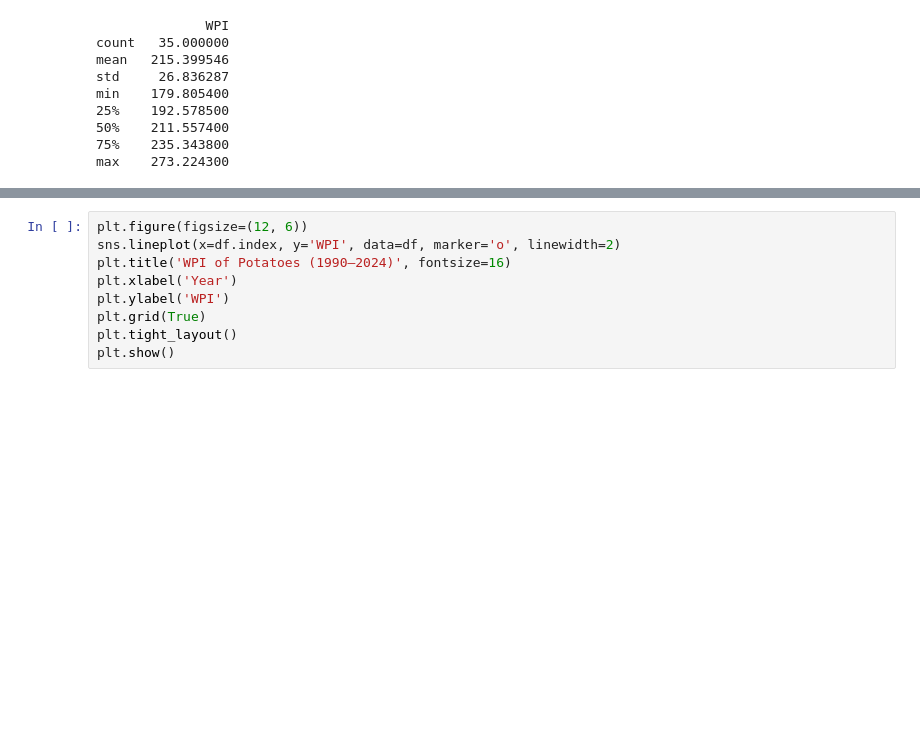
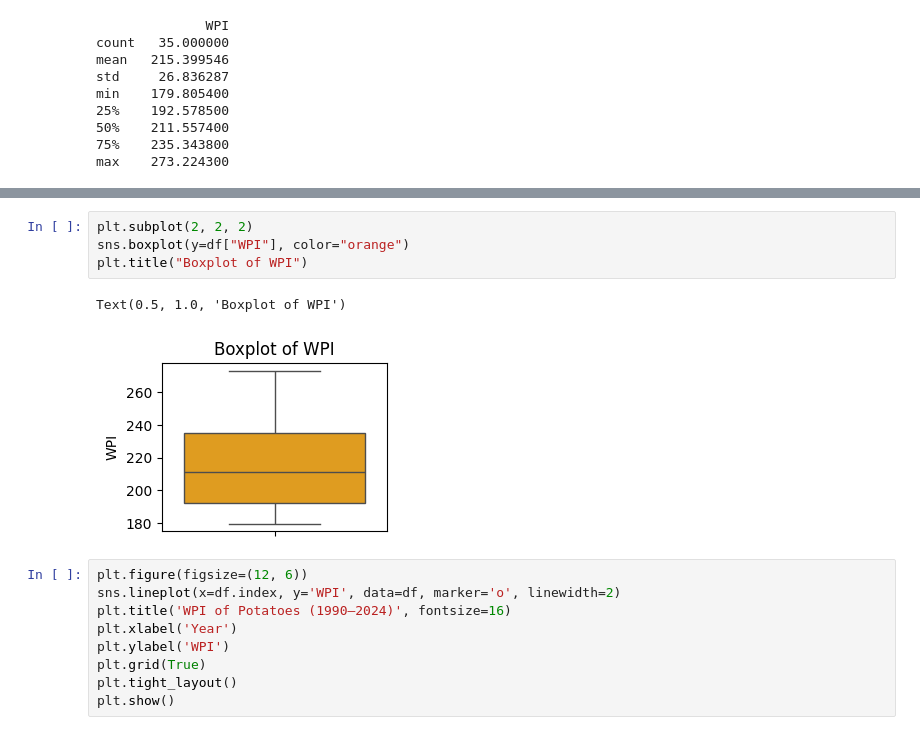
Before and after one commit to Sonic-Sound/ERROR-404-SQUAD, a Jupyter notebook: ERROR_404_SQUAD.ipynb, the cells around one changed output, grey strips where cells are left out. Cells and saved outputs as stored; diff of their text form; blank space fills up the shorter version.

```diff
--- a/ERROR_404_SQUAD.ipynb
+++ b/ERROR_404_SQUAD.ipynb
@@ -39,3 +65,10 @@ max    273.224300
+# %%
+plt.subplot(2, 2, 2)
+sns.boxplot(y=df["WPI"], color="orange")
+plt.title("Boxplot of WPI")
+# %% [output]
+Text(0.5, 1.0, 'Boxplot of WPI')
+[figure, added]
 # %%
 plt.figure(figsize=(12, 6))
 sns.lineplot(x=df.index, y='WPI', data=df, marker='o', linewidth=2)
```
Also changed, not shown: parts of 23 cells of this notebook.
